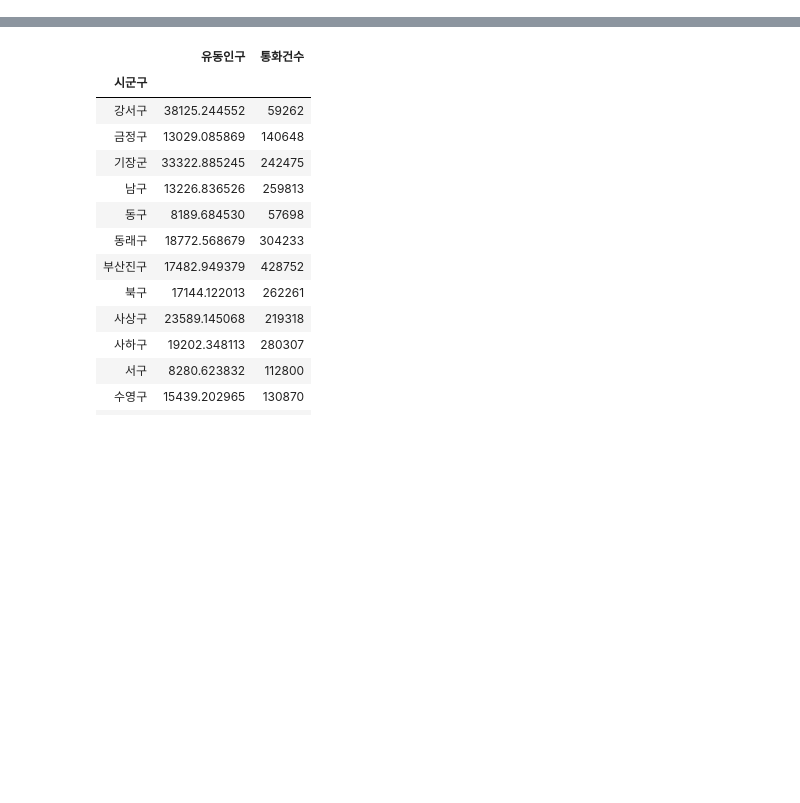
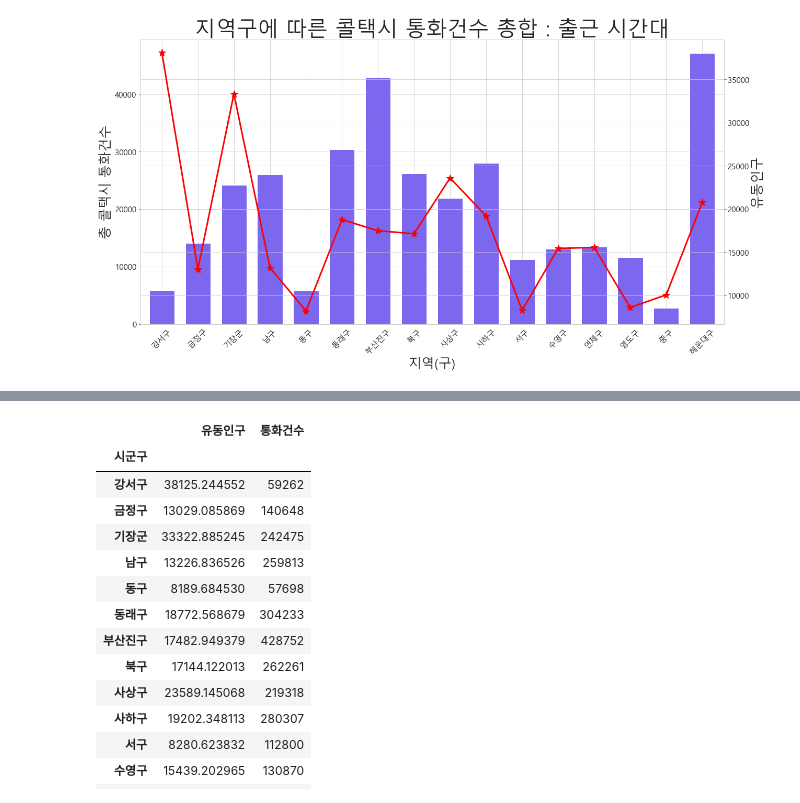
Before and after one commit to kim-juwan/bts, a Jupyter notebook: Untitled2.ipynb, the cells around one changed output, grey strips where cells are left out. Saved outputs shown, nothing was run; the diff lists cells and outputs as text; code cells hidden in the pictures; blank space fills up the shorter version.

```diff
--- a/Untitled2.ipynb
+++ b/Untitled2.ipynb
@@ -58,5 +58,22 @@ font_path = 'C:/Windows/Fonts/gulim.ttc'
 font_name = font_manager.FontProperties(fname=font_path).get_name()
 rc('font',family=font_name)
+# %%
+fig = plt.figure(figsize=(20,10))
+ax1 = fig.add_subplot(1,1,1)
+ax1 = morning_m.plot(kind='bar',figsize=(20,10),width=0.7,color ='mediumslateblue')
+ax2 = ax1.twinx()
+ax2.plot(morning_m_t,marker='*',markersize=15,color='red',linewidth=3)
+
+ax1.set_xlabel('지역(구)', fontsize=25)
+ax1.set_ylabel('총 콜택시 통화건수',fontsize=25)
+ax2.set_ylabel('유동인구',fontsize=25)
+ax1.set_xticklabels(morning_m.index,rotation=45,fontsize=15)
+ax1.set_yticklabels([0,10000,20000,30000,40000,50000],fontsize=15)
+ax2.set_yticklabels([0,10000,15000,20000,25000,30000,35000,40000],fontsize=15)
+plt.title('지역구에 따른 콜택시 통화건수 총합 : 출근 시간대',size=40)
+plt.savefig('./지역구에따른 콜택시 통화건수 총합-출근시간대.jpeg',dpi=100)
+# %% [output]
+[figure, added]
 # %%
 fig = plt.figure(figsize=(20,10))
 ax1 = fig.add_subplot(1,1,1)
```
Also changed, not shown: parts of 7 cells of this notebook, 11 other files.
